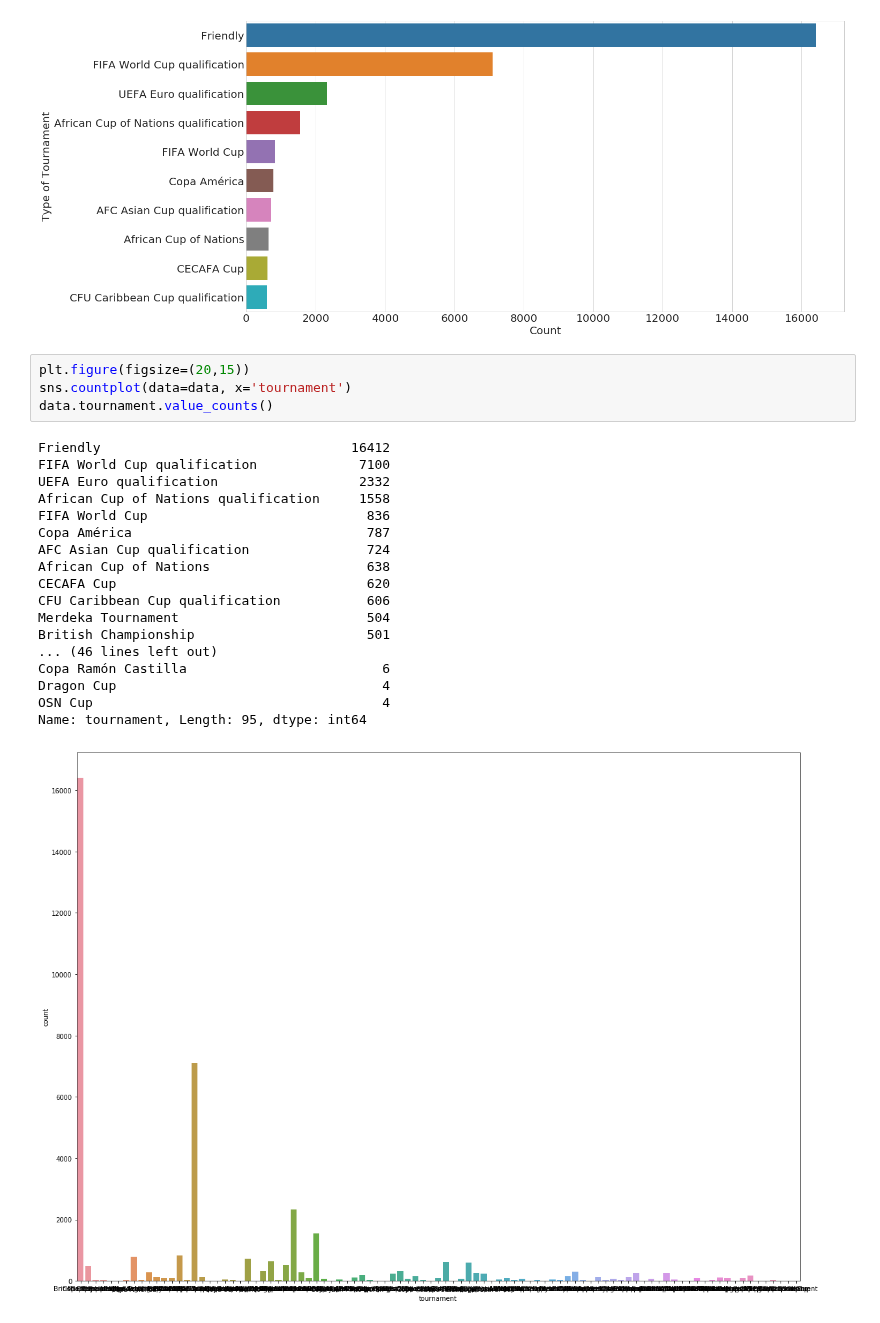
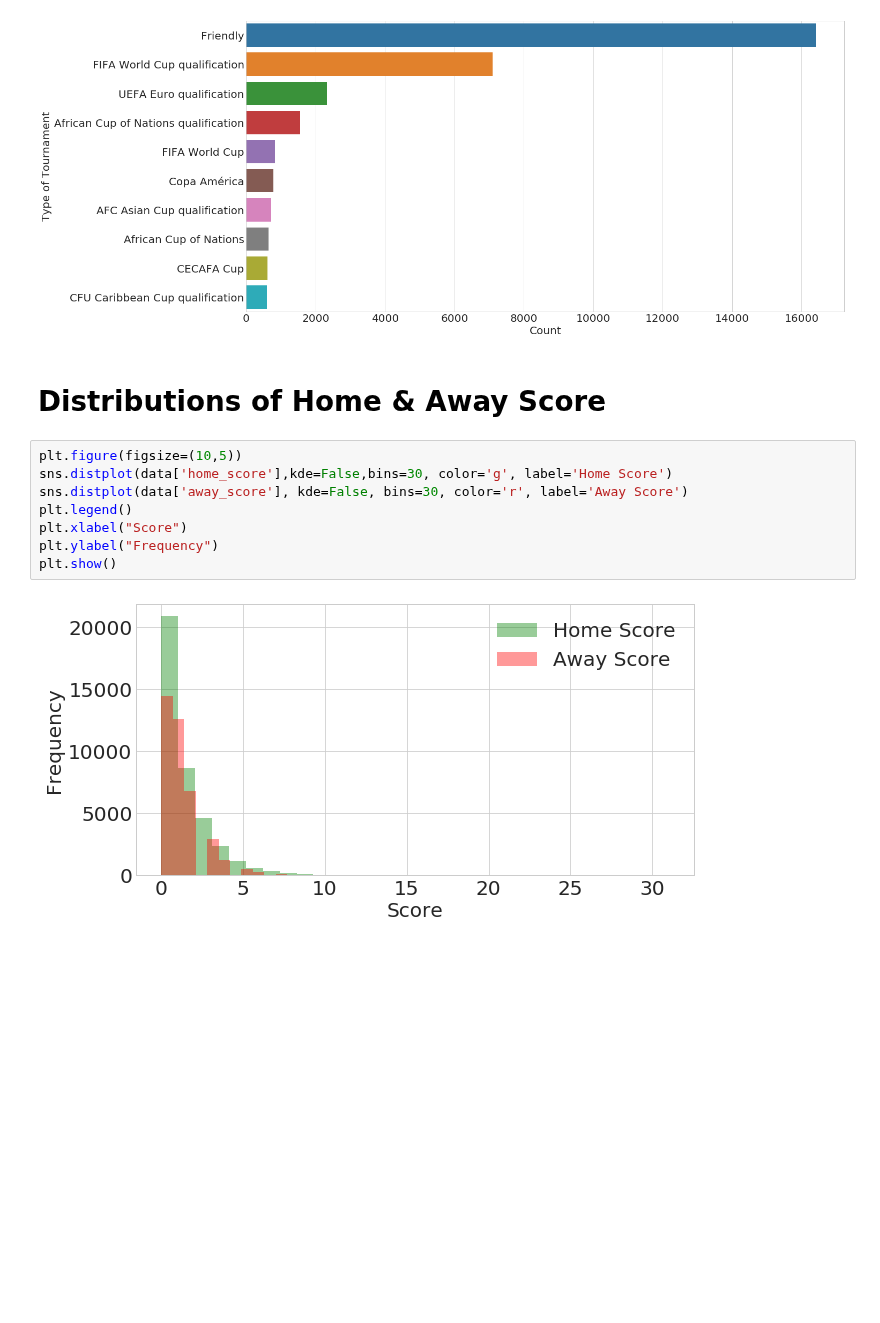
Before and after one commit to sominw/Kaggle, a Jupyter notebook: FootballHistory/History of Football.ipynb, the cells around one changed output. Saved outputs shown, nothing was run; the diff lists cells and outputs as text; blank space fills up the shorter version.

Commit message:
Score Distributions : Home vs Away

```diff
--- a/FootballHistory/History of Football.ipynb
+++ b/FootballHistory/History of Football.ipynb
@@ -35,26 +37,15 @@ plt.ylabel("Type of Tournament")
 # %% [output]
 Text(0,0.5,'Type of Tournament')
 [figure]
-# %%
-plt.figure(figsize=(20,15))
-sns.countplot(data=data, x='tournament')
-data.tournament.value_counts()
-# %% [output]
-Friendly                                16412
-FIFA World Cup qualification             7100
-UEFA Euro qualification                  2332
-African Cup of Nations qualification     1558
-FIFA World Cup                            836
-Copa América                              787
-AFC Asian Cup qualification               724
-African Cup of Nations                    638
-CECAFA Cup                                620
-CFU Caribbean Cup qualification           606
-Merdeka Tournament                        504
-British Championship                      501
-... (46 lines left out)
-Copa Ramón Castilla                         6
-Dragon Cup                                  4
-OSN Cup                                     4
-Name: tournament, Length: 95, dtype: int64
-[figure, removed]
+# %% [markdown]
+# Distributions of Home & Away Score
+# %%
+plt.figure(figsize=(10,5))
+sns.distplot(data['home_score'],kde=False,bins=30, color='g', label='Home Score')
+sns.distplot(data['away_score'], kde=False, bins=30, color='r', label='Away Score')
+plt.legend()
+plt.xlabel("Score")
+plt.ylabel("Frequency")
+plt.show()
+# %% [output]
+[figure, added]
```
Also changed, not shown: parts of 1 cell of this notebook.
